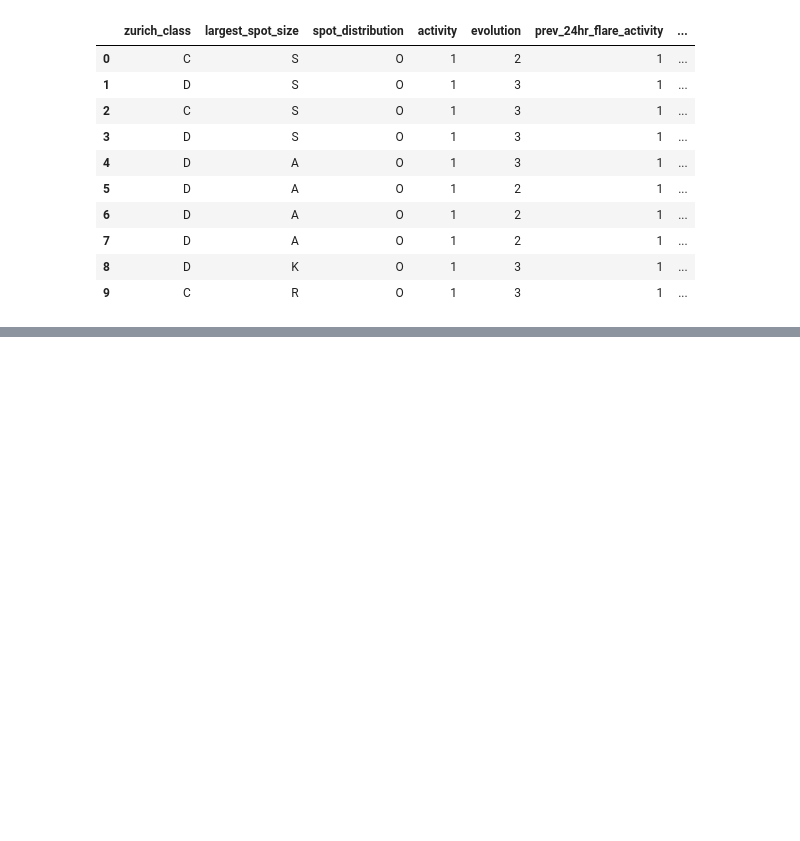
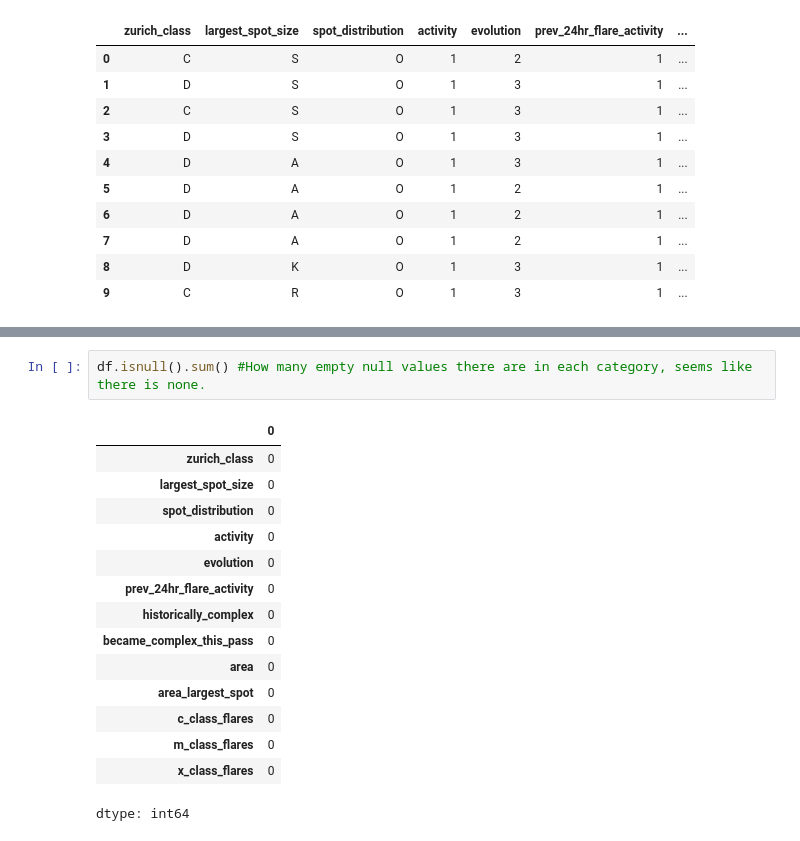
Before and after one commit to Anisa-Tanjim/Solar-Flares, a Jupyter notebook: Solar_Flares_RESEARCH_[ANISA_TANJIM].ipynb, the cells around one changed output, grey strips where cells are left out. Cells and saved outputs as stored; diff of their text form; blank space fills up the shorter version.

```diff
--- a/Solar_Flares_RESEARCH_[ANISA_TANJIM].ipynb
+++ b/Solar_Flares_RESEARCH_[ANISA_TANJIM].ipynb
@@ -27,0 +60,18 @@ Hello from my first GitHub commit!
+# %%
+df.isnull().sum() #How many empty null values there are in each category, seems like there is none.
+# %% [output]
+|  | 0 |
+| zurich_class | 0 |
+| largest_spot_size | 0 |
+| spot_distribution | 0 |
+| activity | 0 |
+| evolution | 0 |
+| prev_24hr_flare_activity | 0 |
+| historically_complex | 0 |
+| became_complex_this_pass | 0 |
+| area | 0 |
+| area_largest_spot | 0 |
+| c_class_flares | 0 |
+| m_class_flares | 0 |
+| x_class_flares | 0 |
+dtype: int64
```
Also changed, not shown: parts of 9 cells of this notebook.
